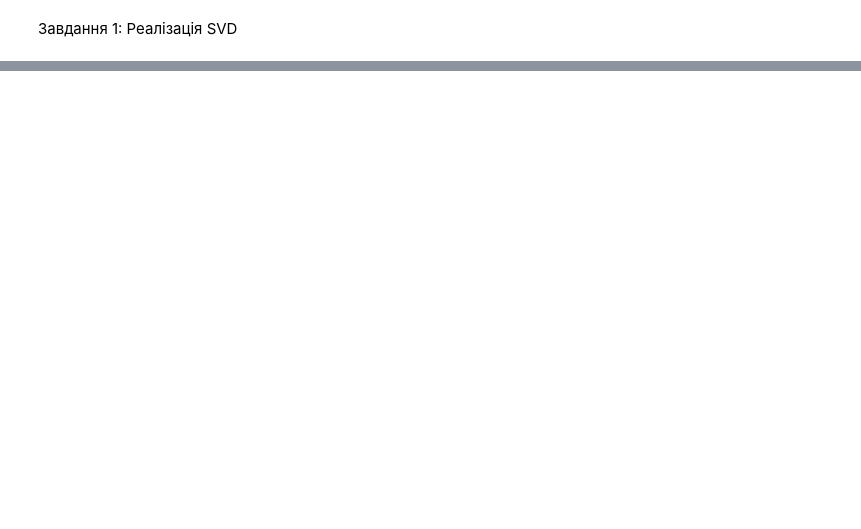
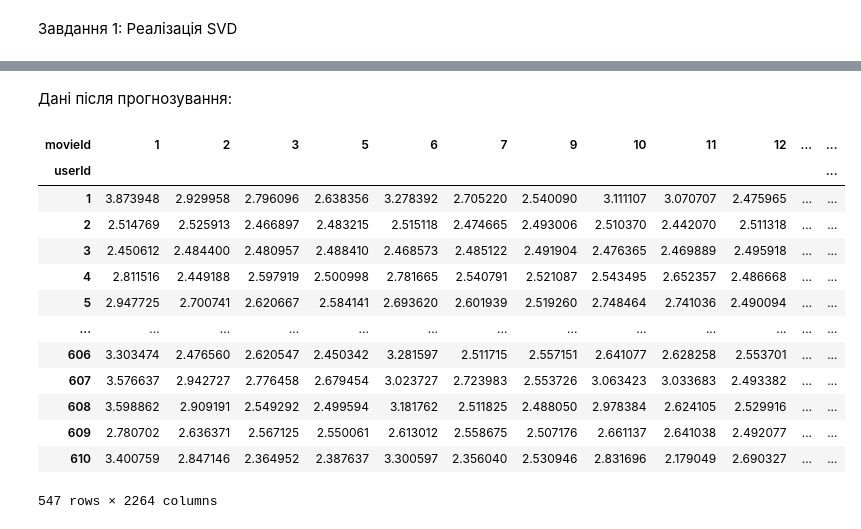
Before and after one commit to Developer-dreamer/ALA-3, a Jupyter notebook: main.ipynb, the cells around one changed output, grey strips where cells are left out. Saved outputs shown, nothing was run; the diff lists cells and outputs as text; code cells hidden in the pictures; blank space fills up the shorter version.

```diff
--- a/main.ipynb
+++ b/main.ipynb
@@ -77,0 +129,33 @@ ratings_matrix
+# %%
+all_user_predicted_ratings = np.dot(np.dot(U, np.diag(sigma)), Vt) + user_ratings_mean.reshape(-1, 1)
+preds_df = pd.DataFrame(all_user_predicted_ratings, columns=ratings_matrix.columns, index=ratings_matrix.index)
+
+
+def recommend_movies(predictions_df, userID, movies_df, original_ratings_df, num_recommendations=5):
+    if userID <= 0 or userID > len(predictions_df):
+        raise ValueError("userID is out of the valid range.")
+
+    user_row_number = userID - 1
+    sorted_user_predictions = predictions_df.iloc[user_row_number].sort_values(ascending=False)
+
+    user_data = original_ratings_df[original_ratings_df.userId == userID]
+    user_full = (user_data.merge(movies_df, how='left', on='movieId').sort_values(['rating'], ascending=False))
+
+    print(f'User {userID} has already rated {user_full.shape[0]} movies.')
+    print(f'Recommending the highest {num_recommendations} predicted ratings movies not already rated.')
+
+    # Create a DataFrame from sorted_user_predictions with explicit column names
+    predictions = pd.DataFrame(sorted_user_predictions).reset_index()
+    predictions.columns = ['movieId', 'Predictions']
+
+    # Recommend the highest predicted rating movies that the user hasn't seen yet
+    recommendations = (movies_df[~movies_df['movieId'].isin(user_full['movieId'])]
+                       .merge(predictions, on='movieId')
+                       .sort_values('Predictions', ascending=False)
+                       .iloc[:num_recommendations, :-1])
+
+    return recommendations[['title', 'genres']].reset_index(drop=True)
+
+m_df = pd.read_csv('ml-latest-small/movies.csv')
+
+recomendations = recommend_movies(preds_df, 1, m_df, df, 10)
@@ -77,0 +185,19 @@ ratings_matrix
+# %% [markdown]
+Дані після прогнозування:
+# %%
+preds_df
+# %% [output]
+| movieId | 1 | 2 | 3 | 5 | 6 | 7 | 9 | 10 | 11 | 12 | ... | ... |
+| userId |  |  |  |  |  |  |  |  |  |  |  | ... |
+| 1 | 3.873948 | 2.929958 | 2.796096 | 2.638356 | 3.278392 | 2.705220 | 2.540090 | 3.111107 | 3.070707 | 2.475965 | ... | ... |
+| 2 | 2.514769 | 2.525913 | 2.466897 | 2.483215 | 2.515118 | 2.474665 | 2.493006 | 2.510370 | 2.442070 | 2.511318 | ... | ... |
+| 3 | 2.450612 | 2.484400 | 2.480957 | 2.488410 | 2.468573 | 2.485122 | 2.491904 | 2.476365 | 2.469889 | 2.495918 | ... | ... |
+| 4 | 2.811516 | 2.449188 | 2.597919 | 2.500998 | 2.781665 | 2.540791 | 2.521087 | 2.543495 | 2.652357 | 2.486668 | ... | ... |
+| 5 | 2.947725 | 2.700741 | 2.620667 | 2.584141 | 2.693620 | 2.601939 | 2.519260 | 2.748464 | 2.741036 | 2.490094 | ... | ... |
+| ... | ... | ... | ... | ... | ... | ... | ... | ... | ... | ... | ... | ... |
+| 606 | 3.303474 | 2.476560 | 2.620547 | 2.450342 | 3.281597 | 2.511715 | 2.557151 | 2.641077 | 2.628258 | 2.553701 | ... | ... |
+| 607 | 3.576637 | 2.942727 | 2.776458 | 2.679454 | 3.023727 | 2.723983 | 2.553726 | 3.063423 | 3.033683 | 2.493382 | ... | ... |
+| 608 | 3.598862 | 2.909191 | 2.549292 | 2.499594 | 3.181762 | 2.511825 | 2.488050 | 2.978384 | 2.624105 | 2.529916 | ... | ... |
+| 609 | 2.780702 | 2.636371 | 2.567125 | 2.550061 | 2.613012 | 2.558675 | 2.507176 | 2.661137 | 2.641038 | 2.492077 | ... | ... |
+| 610 | 3.400759 | 2.847146 | 2.364952 | 2.387637 | 3.300597 | 2.356040 | 2.530946 | 2.831696 | 2.179049 | 2.690327 | ... | ... |
+547 rows × 2264 columns
```
Also changed, not shown: parts of 12 cells of this notebook, 1 other file.
